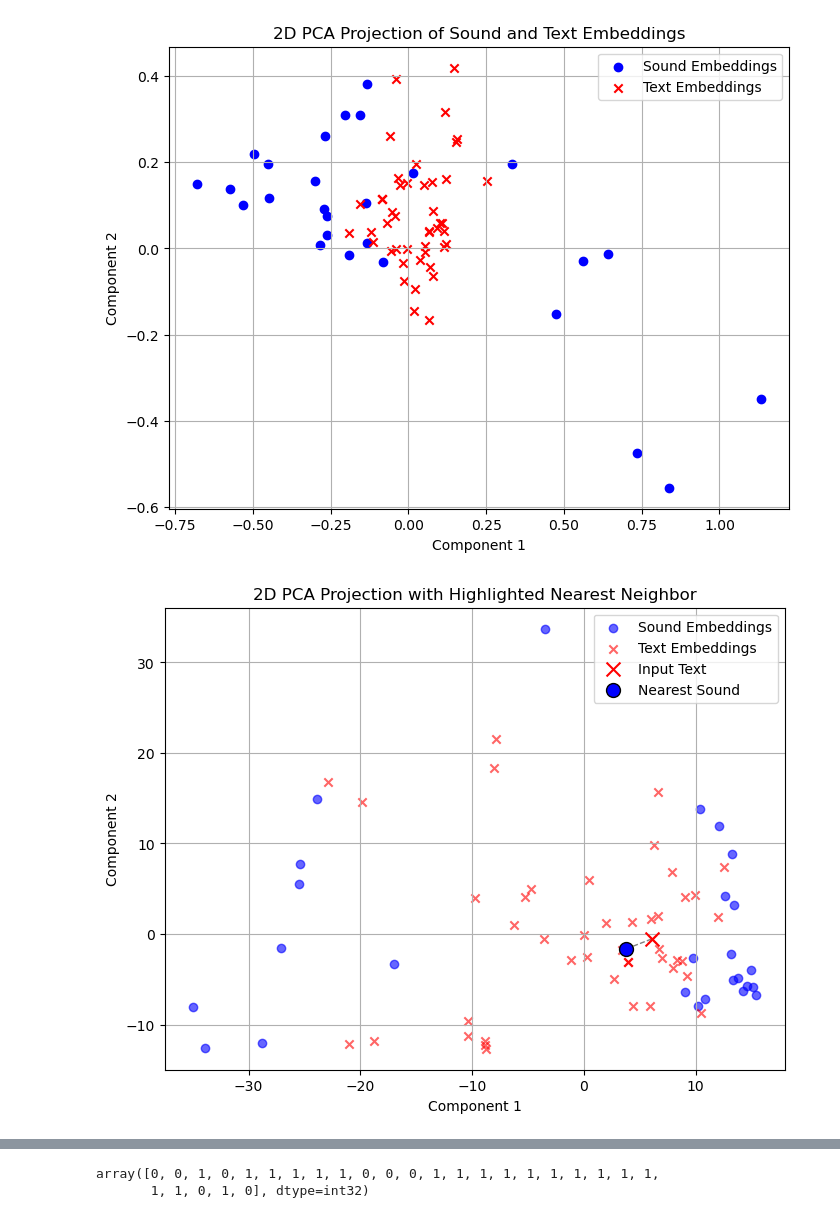
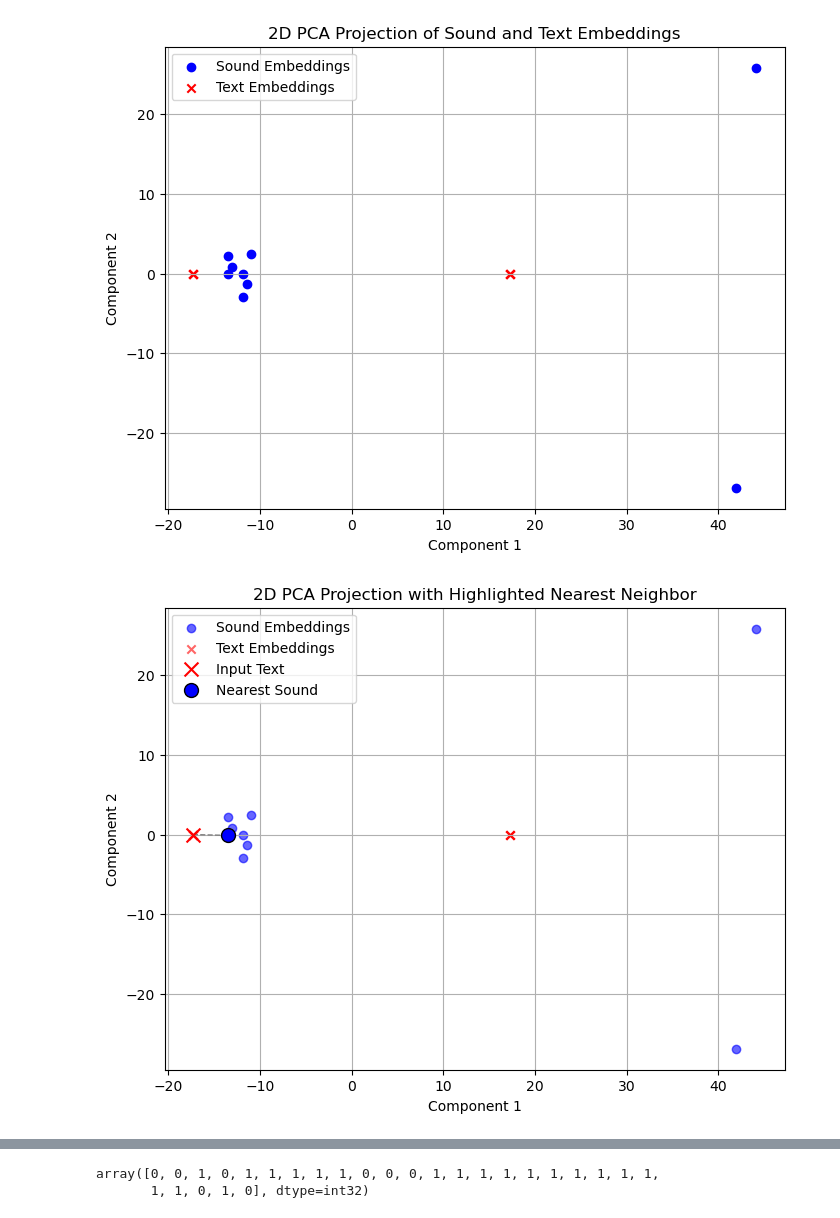
Before and after one commit to dzluke/text-to-sound, a Jupyter notebook: sandbox.ipynb, the cells around one changed output, grey strips where cells are left out. Cells and saved outputs as stored; diff of their text form; code cells hidden in the pictures.

```diff
--- a/sandbox.ipynb
+++ b/sandbox.ipynb
@@ -14,10 +14,10 @@ import tqdm
 SAMPLING_RATE = 44100
 # %%
 parameters = {
-        "sound_corpus_path": "./corpora/sound/anonymous_corpus",
+        "sound_corpus_path": "./corpora/sound/toy",
         "text_corpus_path": "./corpora/text/repeat.txt",
         "sound_encoder": "MuQ",
-        "text_encoder": "RoBERTa",
+        "text_encoder": "word2vec",
         "output_path": "./output",
         "grain_size":3000,  # in ms
         "distance": "euclidean",
@@ -35,6 +35,8 @@ if parameters["sound_encoder"] == "MuQ":
     sound_encoder = muq
 if parameters["text_encoder"] == "RoBERTa":
     text_encoder = RoBERTa
+elif parameters["text_encoder"] == "word2vec":
+    text_encoder = word2vec
 
 print("Loading sound and text data...")
 sound_corpus = load_soundfiles(sound_corpus_path)
@@ -130,42 +131,42 @@ def plot_2d_embeddings(sound_embeddings, text_embeddings):
 
 plot_2d_embeddings(sound_embeddings, text_embeddings)
 # %% [output]
-[figure, old version]
+[figure, new version]
 # %%
 def plot_2d_embeddings_with_highlight(sound_embeddings, text_embeddings, highlighted_text_idx, nearest_sound_idx):
     plt.figure(figsize=(8, 6))
 
     # Plot all sound embeddings (in blue)
     plt.scatter(sound_embeddings[:, 0], sound_embeddings[:, 1], color='blue', label='Sound Embeddings', alpha=0.6)
 
     # Plot all text embeddings (in red)
     plt.scatter(text_embeddings[:, 0], text_embeddings[:, 1], color='red', marker='x', label='Text Embeddings', alpha=0.6)
 
     # Highlight the specific text embedding (in green)
     highlighted_text = text_embeddings[highlighted_text_idx]
     plt.scatter(highlighted_text[0], highlighted_text[1], color='red', marker='x', s=100, edgecolors='black', label='Input Text', zorder=5)
 
     # Highlight the nearest neighbor sound embedding (in purple)
     nearest_sound = sound_embeddings[nearest_sound_idx]
     plt.scatter(nearest_sound[0], nearest_sound[1], color='blue', s=100, edgecolors='black', label='Nearest Sound', zorder=5)
 
     # Draw an arrow or line between the points
     plt.plot([highlighted_text[0], nearest_sound[0]],
              [highlighted_text[1], nearest_sound[1]],
              color='gray', linestyle='--', linewidth=1)
 
     # Add labels and legend
     plt.xlabel('Component 1')
     plt.ylabel('Component 2')
     plt.title('2D PCA Projection with Highlighted Nearest Neighbor')
     plt.legend()
     plt.grid(True)
     plt.show()
 
-i = 7
+i = 2
 plot_2d_embeddings_with_highlight(sound_embeddings, text_embeddings, i, neighbor_indices[i])
 # %% [output]
-[figure, old version]
+[figure, new version]
 # %%
 def plot_text_embeddings_with_labels(text_embeddings, text_corpus):
     assert text_embeddings.shape[0] == len(text_corpus)
```
Also changed, not shown: parts of 6 cells of this notebook, 4 other files.
